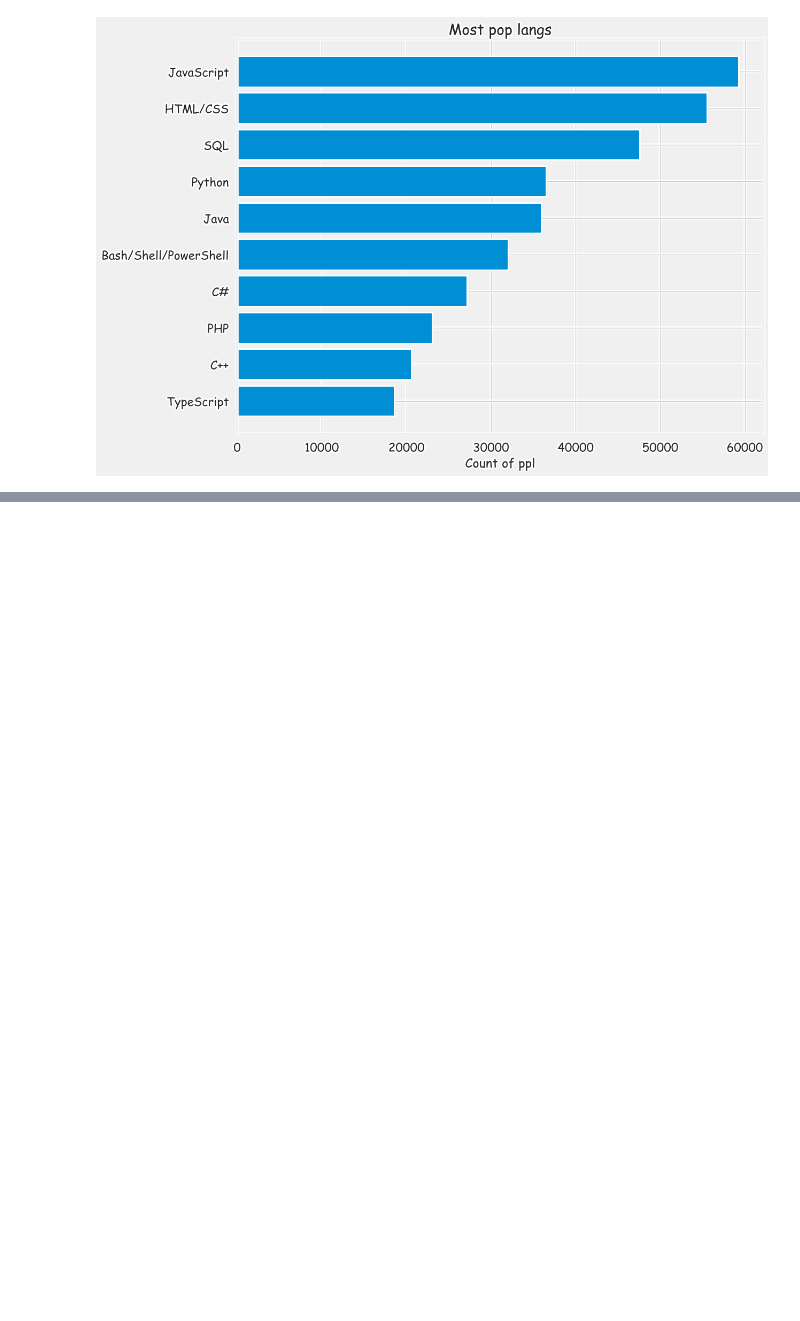
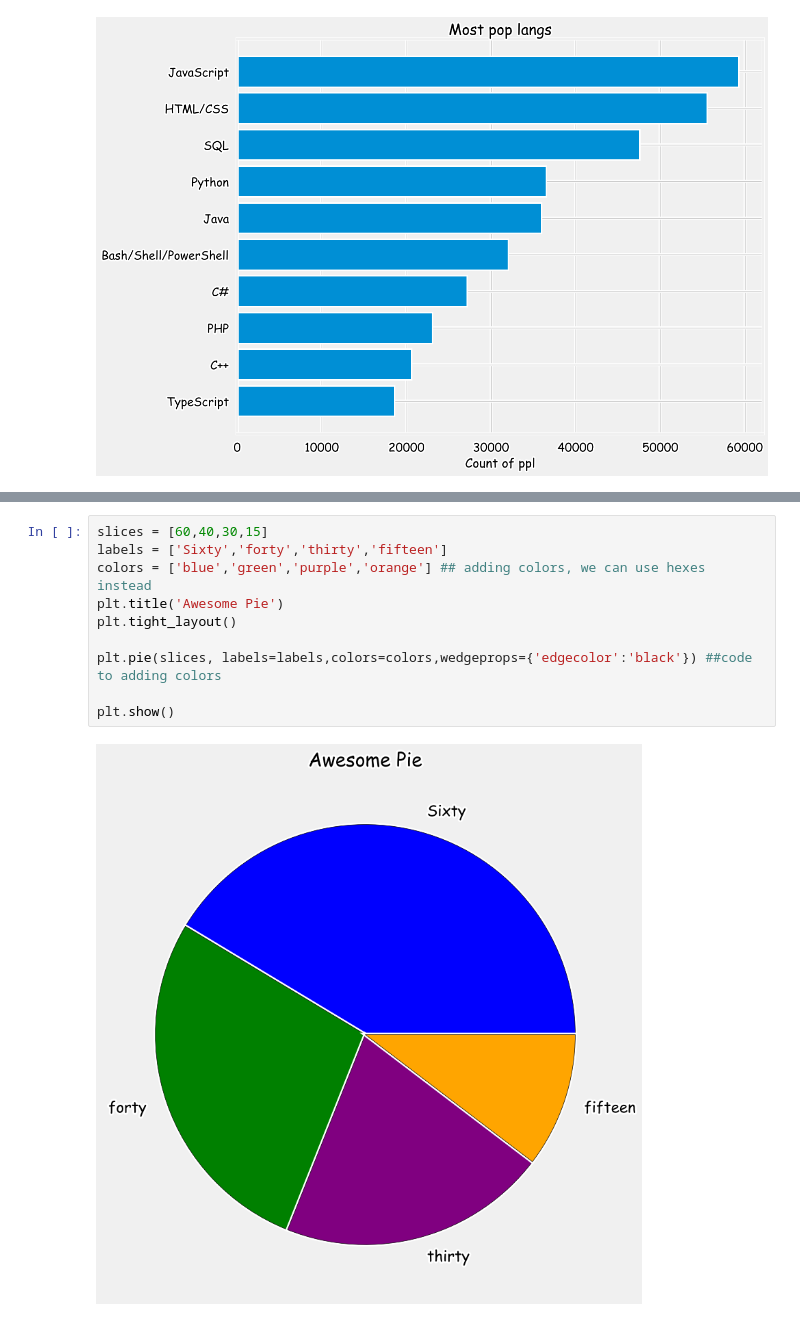
Before and after one commit to aaronmanfrin/main, a Jupyter notebook: Packages/matplot/matplot.ipynb, the cells around one changed output, grey strips where cells are left out. Drawn from its saved outputs; the diff is of its cells as text; blank space fills up the shorter version.

```diff
--- a/Packages/matplot/matplot.ipynb
+++ b/Packages/matplot/matplot.ipynb
@@ -410,0 +446,12 @@ plt.show() ## with pd still works as before
+# %%
+slices = [60,40,30,15]
+labels = ['Sixty','forty','thirty','fifteen']
+colors = ['blue','green','purple','orange'] ## adding colors, we can use hexes instead
+plt.title('Awesome Pie')
+plt.tight_layout()
+
+plt.pie(slices, labels=labels,colors=colors,wedgeprops={'edgecolor':'black'}) ##code to adding colors
+
+plt.show()
+# %% [output]
+[figure, added]
```
Also changed, not shown: parts of 37 cells of this notebook, 1 other file.
